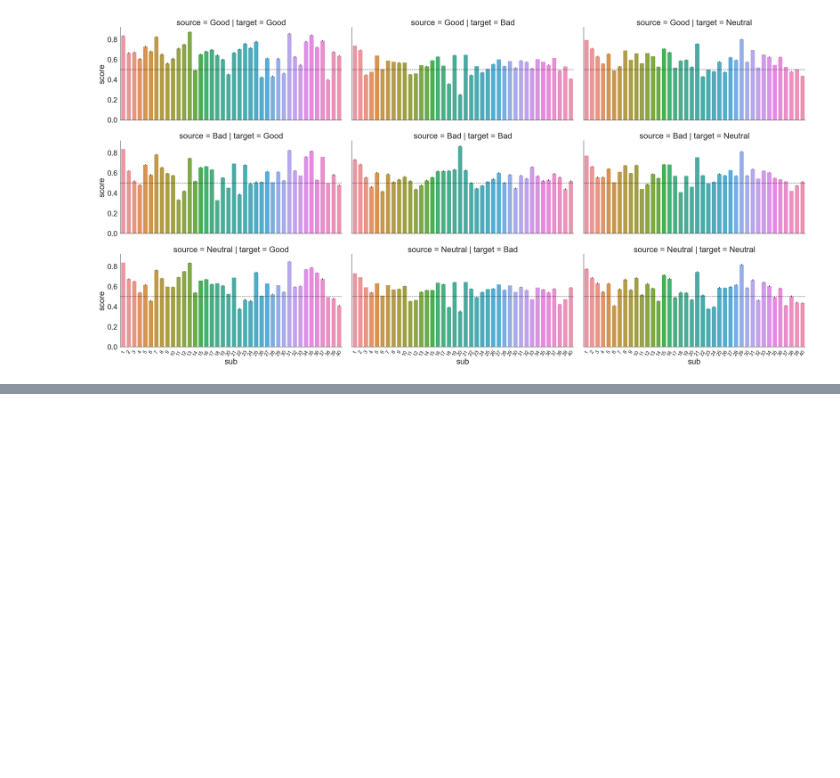
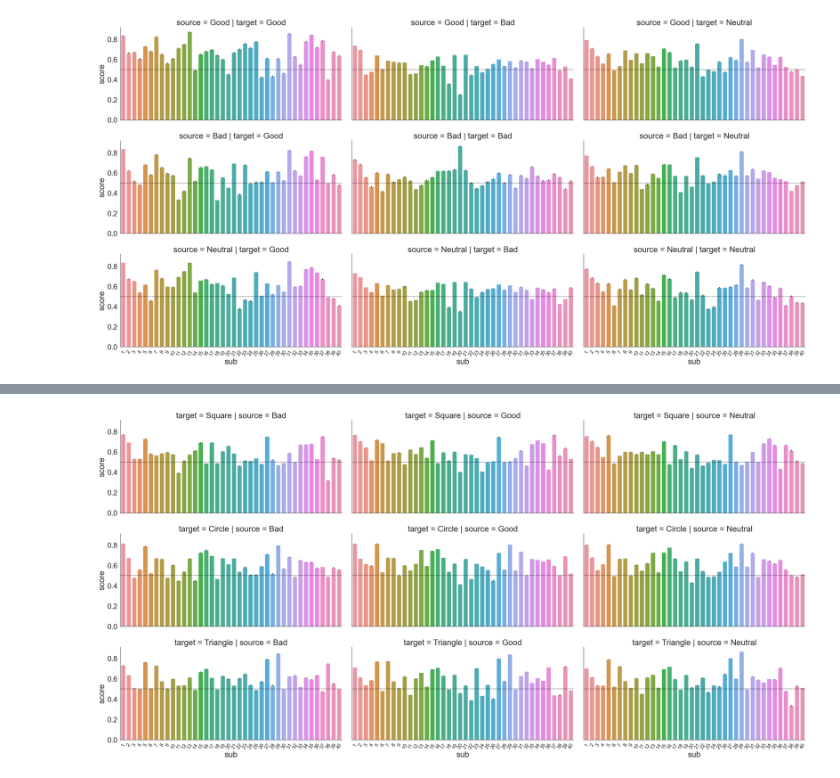
Before and after one commit to AaronZheng87/Decoding_SALT, a Jupyter notebook: 1_Analysis/Analysis_Valence_LR.ipynb, the cells around one changed output, grey strips where cells are left out. Drawn from its saved outputs; the diff is of its cells as text; code cells hidden in the pictures; blank space fills up the shorter version.

```diff
--- a/1_Analysis/Analysis_Valence_LR.ipynb
+++ b/1_Analysis/Analysis_Valence_LR.ipynb
@@ -177,0 +276,8 @@ plt.savefig("barplot_cro_valence2.png",dpi=300)
+# %%
+f_cro21 = sns.catplot(x="sub", y="score", data=df_result3[df_result3.experiment == "exp2 → exp1"], col="source", row = "target", aspect=2, kind="bar", errorbar="se")
+xtick_order = list(f_cro21.axes[-1][-1].xaxis.get_majorticklabels())
+[ax.set_xticklabels(xtick_order, rotation = 60, fontsize=15) for ax in f_cro21.axes[-1]]
+[ax.axhline(0.5, linestyle = '--',color = 'black',alpha = 0.7) for ax in f_cro21.axes.flatten()]
+plt.savefig("barplot_valence_cro_exp21.png",dpi=300)
+# %% [output]
+[figure, added]
```
Also changed, not shown: parts of 6 cells of this notebook, 37 other files.
